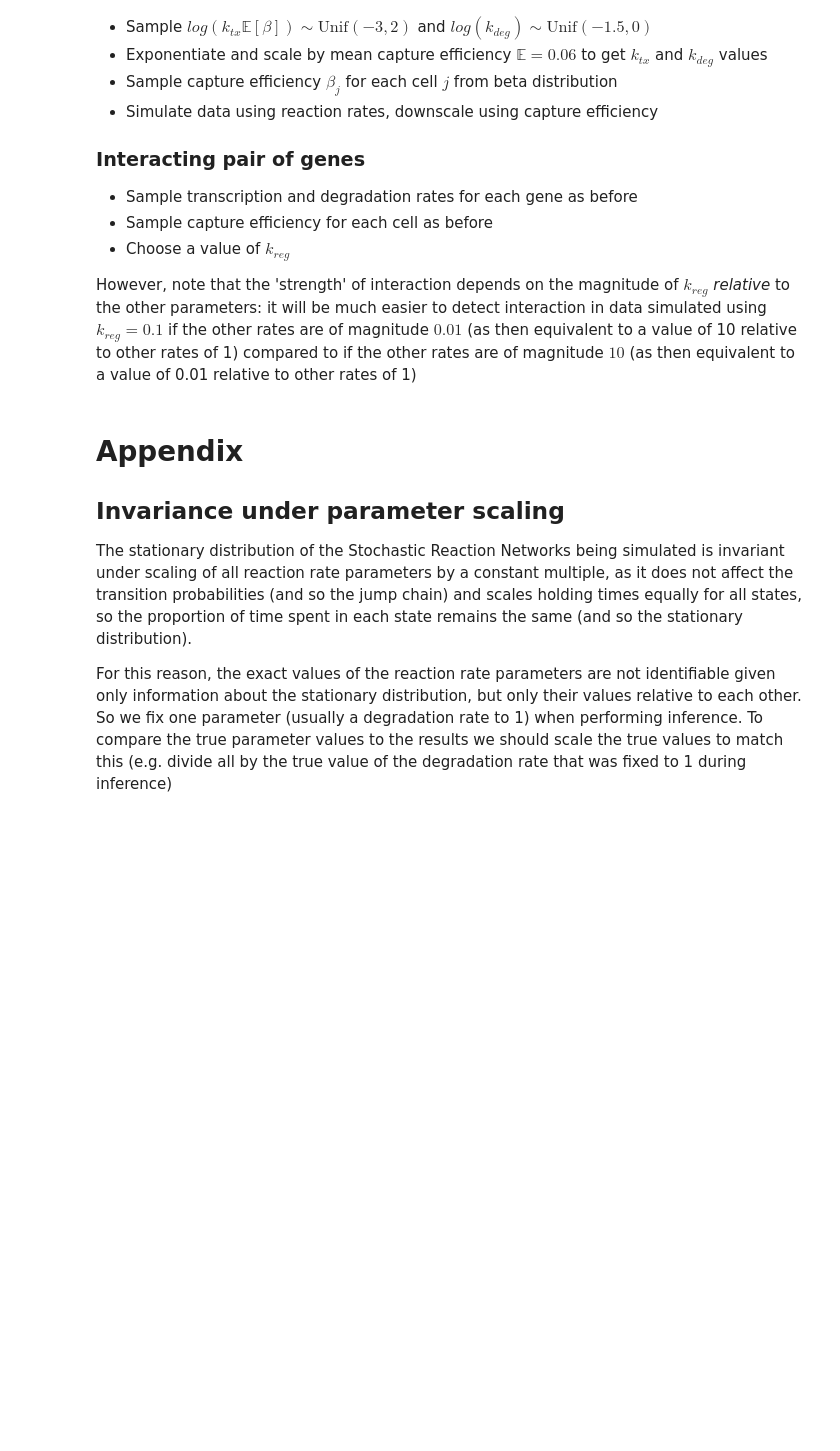
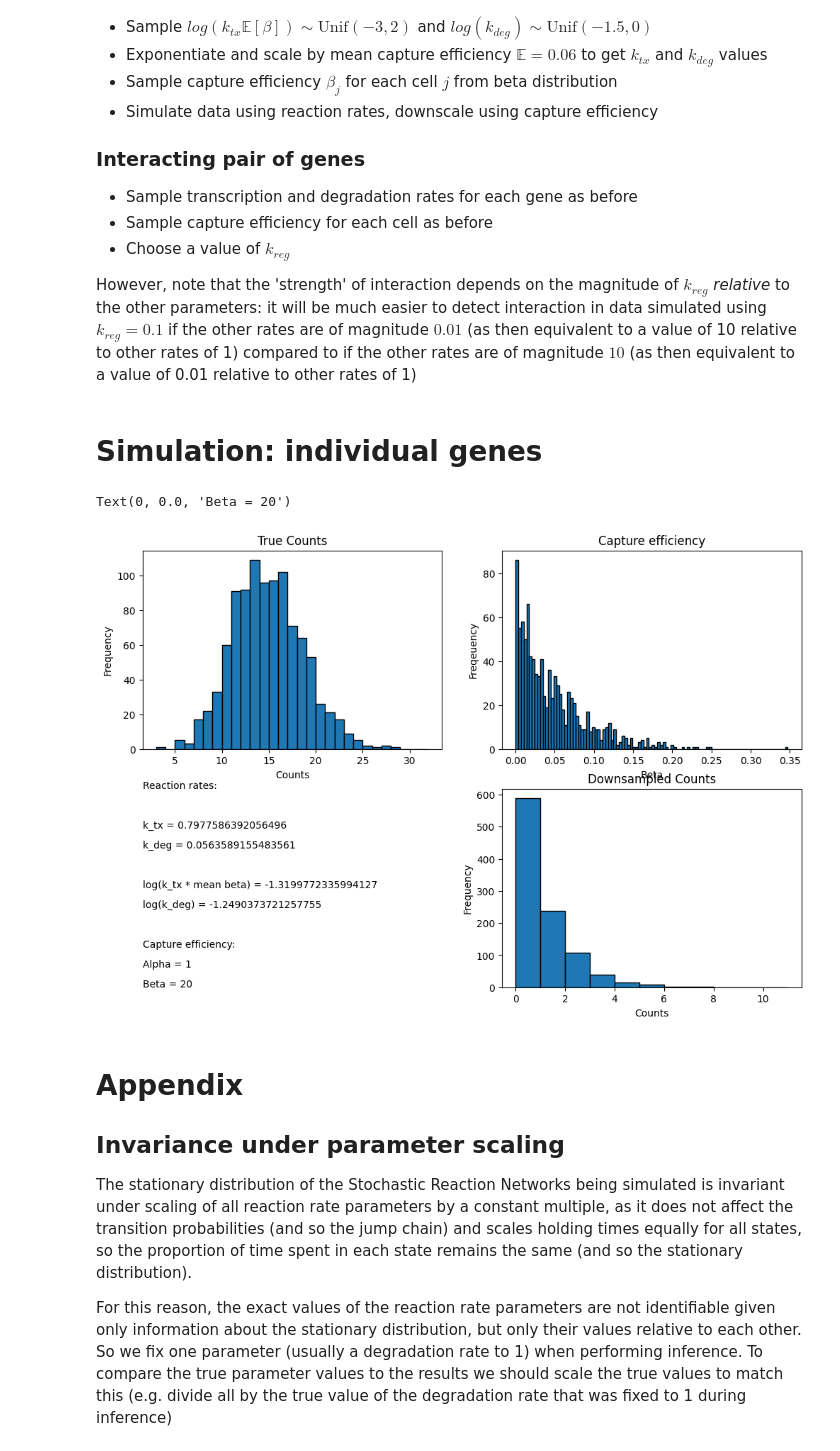
Before and after one commit to willjgh/M5R, a Jupyter notebook: Interaction/parameter_simulation.ipynb, the cells around one changed output. Cells and saved outputs as stored; diff of their text form; code cells hidden in the pictures; blank space fills up the shorter version.

Commit message:
Setup initial simulation of realistic reaction rate parameters and capture efficiency values

```diff
--- a/Interaction/parameter_simulation.ipynb
+++ b/Interaction/parameter_simulation.ipynb
@@ -215,6 +215,61 @@ Using data to estimate capture efficiency (VASA-seq data) by normalising total t
 - Choose a value of $k_{reg}$
 
 However, note that the 'strength' of interaction depends on the magnitude of $k_{reg}$ *relative* to the other parameters: it will be much easier to detect interaction in data simulated using $k_{reg} = 0.1$ if the other rates are of magnitude $0.01$ (as then equivalent to a value of 10 relative to other rates of 1) compared to if the other rates are of magnitude $10$ (as then equivalent to a value of 0.01 relative to other rates of 1)
+# %% [markdown]
+# Simulation: individual genes
+# %%
+# sample size (cells)
+n = 1000
+
+# sample rates from log-uniform distribution
+log_k_tx_beta = rng.uniform(-3, 2)
+log_k_deg = rng.uniform(-1.5, 0)
+
+# exponentiate and scale
+k_tx = (10 ** log_k_tx_beta) / 0.06
+k_deg = 10 ** log_k_deg
+
+# sample counts from stationary distribution
+sample = rng.poisson(lam=k_tx / k_deg, size=n)
+
+# plot
+fig, axs = plt.subplots(2, 2, figsize=(12, 8))
+axs[0, 0].hist(sample, bins=range(int(np.min(sample)), int(np.max(sample)) + 5), edgecolor='black');
+axs[0, 0].set_xlabel("Counts")
+axs[0, 0].set_ylabel("Frequency")
+axs[0, 0].set_title("True Counts")
+
+# sample capture efficiency from beta distribution
+beta = rng.beta(a=1, b=20, size=n)
+
+# plot
+axs[0, 1].hist(beta, bins=100, edgecolor='black');
+axs[0, 1].set_xlabel("Beta")
+axs[0, 1].set_ylabel("Freqeuency")
+axs[0, 1].set_title("Capture efficiency")
+
+# downsample counts using capture efficiency
+sample_downsampled = rng.binomial(sample, beta)
+
+# plot
+axs[1, 1].hist(sample_downsampled, bins=range(int(np.min(sample_downsampled)), int(np.max(sample_downsampled)) + 5), edgecolor='black');
+axs[1, 1].set_xlabel("Counts")
+axs[1, 1].set_ylabel("Frequency")
+axs[1, 1].set_title("Downsampled Counts")
+
+# display info
+axs[1, 0].axis('off')
+axs[1, 0].text(0, 1.0, f"Reaction rates:")
+axs[1, 0].text(0, 0.8, f"k_tx = {k_tx}")
+axs[1, 0].text(0, 0.7, f"k_deg = {k_deg}")
+axs[1, 0].text(0, 0.5, f"log(k_tx * mean beta) = {log_k_tx_beta}")
+axs[1, 0].text(0, 0.4, f"log(k_deg) = {log_k_deg}")
+axs[1, 0].text(0, 0.2, f"Capture efficiency:")
+axs[1, 0].text(0, 0.1, f"Alpha = 1")
+axs[1, 0].text(0, 0.0, f"Beta = 20")
+# %% [output]
+Text(0, 0.0, 'Beta = 20')
+[figure, added]
 # %% [markdown]
 # Appendix
 
```
